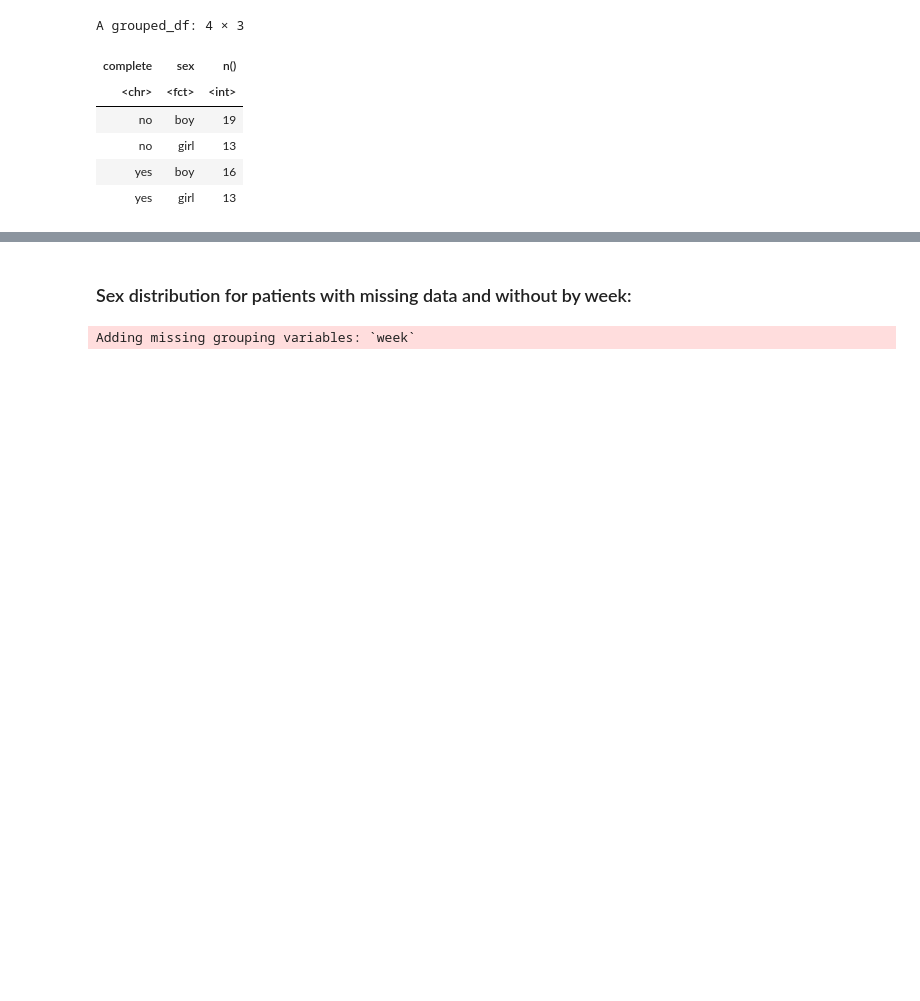
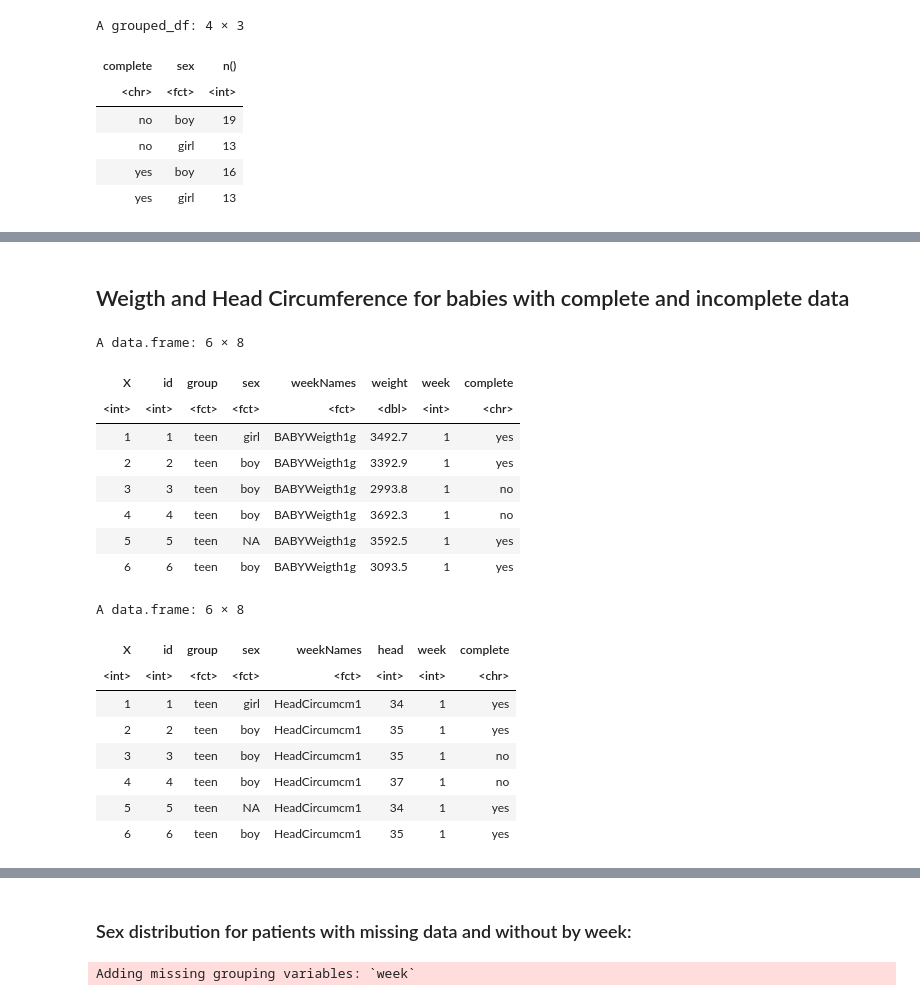
Before and after one commit to notblank/AA-leche-humana, a Jupyter notebook: Missing at random.ipynb, the cells around one changed output, grey strips where cells are left out. Saved outputs shown, nothing was run; the diff lists cells and outputs as text; code cells hidden in the pictures; blank space fills up the shorter version.

```diff
--- a/Missing at random.ipynb
+++ b/Missing at random.ipynb
@@ -39,3 +51,6 @@ A data.frame: 6 × 9
+# %%
+weightLong <- read.csv('./datos/weightLong.csv')
+headCLong <-read.csv('./datos/headCLong.csv')
 # %%
 missingData <- AA_NE_Long %>% mutate(`missing data` = ifelse(is.na(level), 1, 0))
 head(missingData)
@@ -88,6 +104,10 @@ A grouped_df: 4 × 3
 | yes | boy | 16 |
 | yes | girl | 13 |
 # %%
-weekSexNA <- numNA %>% filter(!is.na(sex)) %>% group_by(id, sex, age, week, AA) %>% summarise(total_miss = sum(miss)) %>% filter(AA == 'GLU') %>%
-                    mutate(complete = ifelse(total_miss == 0, 'yes', 'no')) %>%
+completeMising <- numNA %>% filter(!is.na(sex)) %>% group_by(id, sex, age, week, AA) %>%
+                    summarise(total_miss = sum(miss)) %>%
+                    filter(AA == 'GLU') %>%
+                    mutate(complete = ifelse(total_miss == 0, 'yes', 'no'))
+
+weekSexNA <- completeMising %>%
                     group_by(complete, week, sex) %>% summarise(total = n())
@@ -93,0 +116,4 @@ weekSexNA <- numNA %>% filter(!is.na(sex)) %>% group_by(id, sex, age, week, AA)
+# %%
+df_incomplete <- completeMising %>% filter(complete == 'no') %>% group_by(id) %>% summarise(mean(total_miss))
+id_incomplete <- df_incomplete$id
+id_incomplete
@@ -93,0 +136,27 @@ weekSexNA <- numNA %>% filter(!is.na(sex)) %>% group_by(id, sex, age, week, AA)
+# %% [markdown]
+## Weigth and Head Circumference for babies with complete and incomplete data
+# %%
+weightLongComplete <- weightLong %>% mutate(complete = ifelse(id %in% id_incomplete, 'no', 'yes'))
+headCLongComplete <- headCLong %>% mutate(complete = ifelse(id %in% id_incomplete, 'no', 'yes'))
+
+head(weightLongComplete)
+head(headCLongComplete)
+# %% [output]
+A data.frame: 6 × 8
+| X | id | group | sex | weekNames | weight | week | complete |
+| <int> | <int> | <fct> | <fct> | <fct> | <dbl> | <int> | <chr> |
+| 1 | 1 | teen | girl | BABYWeigth1g | 3492.7 | 1 | yes |
+| 2 | 2 | teen | boy | BABYWeigth1g | 3392.9 | 1 | yes |
+| 3 | 3 | teen | boy | BABYWeigth1g | 2993.8 | 1 | no |
+| 4 | 4 | teen | boy | BABYWeigth1g | 3692.3 | 1 | no |
+| 5 | 5 | teen | NA | BABYWeigth1g | 3592.5 | 1 | yes |
+| 6 | 6 | teen | boy | BABYWeigth1g | 3093.5 | 1 | yes |
+A data.frame: 6 × 8
+| X | id | group | sex | weekNames | head | week | complete |
+| <int> | <int> | <fct> | <fct> | <fct> | <int> | <int> | <chr> |
+| 1 | 1 | teen | girl | HeadCircumcm1 | 34 | 1 | yes |
+| 2 | 2 | teen | boy | HeadCircumcm1 | 35 | 1 | yes |
+| 3 | 3 | teen | boy | HeadCircumcm1 | 35 | 1 | no |
+| 4 | 4 | teen | boy | HeadCircumcm1 | 37 | 1 | no |
+| 5 | 5 | teen | NA | HeadCircumcm1 | 34 | 1 | yes |
+| 6 | 6 | teen | boy | HeadCircumcm1 | 35 | 1 | yes |
```
Also changed, not shown: parts of 9 cells of this notebook, 4 other files.
